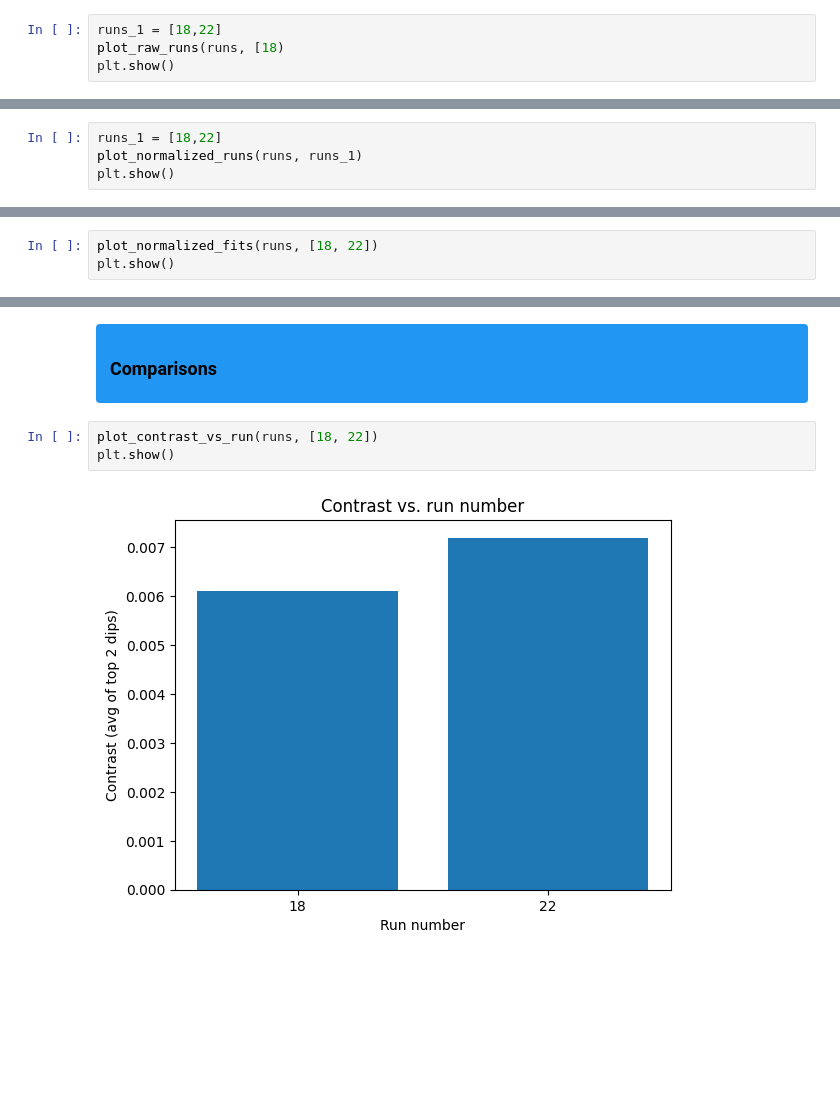
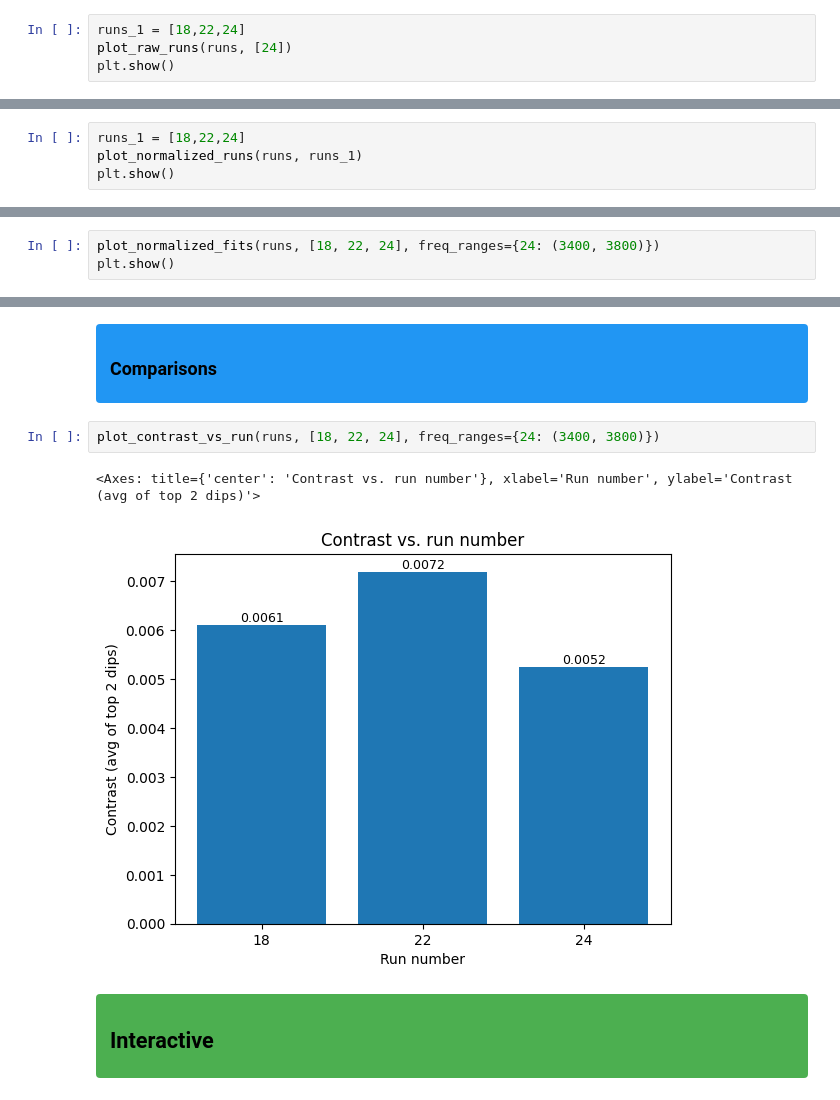
Before and after one commit to jeree-m/qick-dawg, a Jupyter notebook: jupyter_notebooks/odmr_analysis.ipynb, the cells around one changed output, grey strips where cells are left out. Cells and saved outputs as stored; diff of their text form; blank space fills up the shorter version.

```diff
--- a/jupyter_notebooks/odmr_analysis.ipynb
+++ b/jupyter_notebooks/odmr_analysis.ipynb
@@ -99,7 +101,7 @@ dict_keys(['laser_power', 'mw_gain', 'reps', 'ND Filter OD', 'relax_delay_treg',
 <h3 style="color:black; margin:0;"> Plot Raw Data</h3>
 </div>
 # %%
-runs_1 = [18,22]
-plot_raw_runs(runs, [18)
+runs_1 = [18,22,24]
+plot_raw_runs(runs, [24])
 plt.show()
 # %% [output]
@@ -109,7 +111,7 @@ plt.show()
 <h3 style="color:black; margin:0;"> Normalized Plots</h3>
 </div>
 # %%
-runs_1 = [18,22]
+runs_1 = [18,22,24]
 plot_normalized_runs(runs, runs_1)
 plt.show()
 # %% [output]
@@ -422,6 +406,6 @@ Saved to /Volumes/hlab-nas/Data/DefectMsmts/Data/Albania/ODMR_Pub_Data/202609070
 <h3 style="color:black; margin:0;"> Multiple</h3>
 </div>
 # %%
-plot_normalized_fits(runs, [18, 22])
+plot_normalized_fits(runs, [18, 22, 24], freq_ranges={24: (3400, 3800)})
 plt.show()
 # %% [output]
@@ -431,7 +415,11 @@ plt.show()
 <h3 style="color:black; margin:0;"> Comparisons</h3>
 </div>
 # %%
-plot_contrast_vs_run(runs, [18, 22])
-plt.show()
+plot_contrast_vs_run(runs, [18, 22, 24], freq_ranges={24: (3400, 3800)})
 # %% [output]
+<Axes: title={'center': 'Contrast vs. run number'}, xlabel='Run number', ylabel='Contrast (avg of top 2 dips)'>
-[figure, old version]
+[figure, new version]
+# %% [markdown]
+<div style="background-color:#4CAF50; padding:8px 14px; border-radius:4px;">
+<h2 style="color:black; margin:0;">Interactive</h2>
+</div>
```
Also changed, not shown: parts of 12 cells of this notebook.
